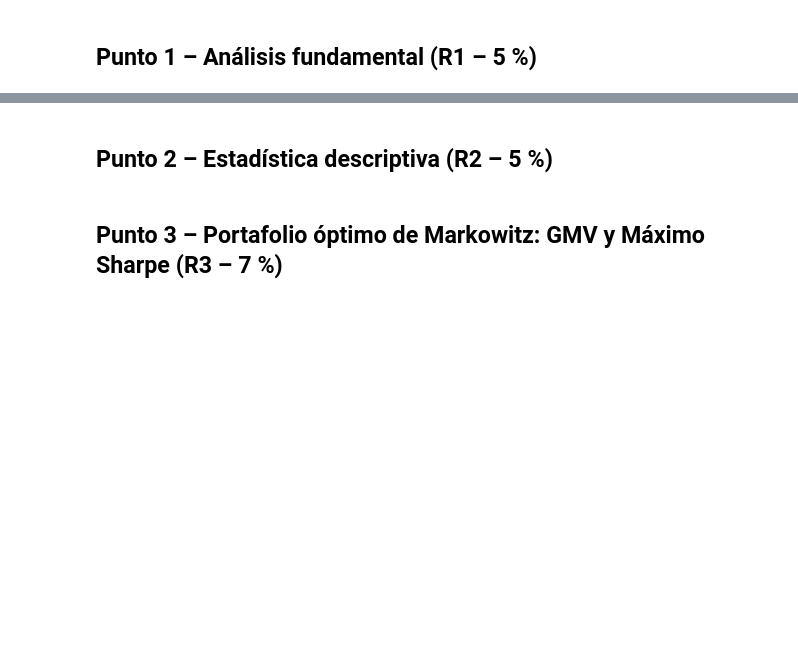
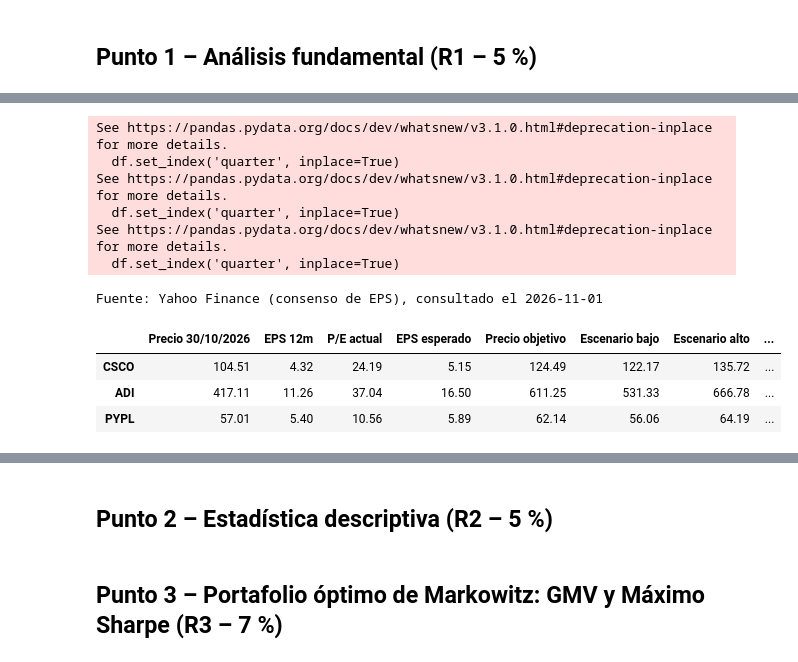
Before and after one commit to Juancho-00/laboratorio-2-derivados, a Jupyter notebook: notebooks/01_portafolio.ipynb, the cells around one changed output, grey strips where cells are left out. Drawn from its saved outputs; the diff is of its cells as text; code cells hidden in the pictures; blank space fills up the shorter version.

```diff
--- a/notebooks/01_portafolio.ipynb
+++ b/notebooks/01_portafolio.ipynb
@@ -15,0 +117,38 @@ PROC = Path("../data/processed")
+# %%
+# Año fiscal que termina más cerca del 30/10/2027 (horizonte de 1 año):
+periodo = {"CSCO": "0y",    # CSCO cierra en julio → FY2027 (jul-2027)
+           "ADI": "+1y",    # ADI cierra a inicios de noviembre → FY2027 (nov-2027)
+           "PYPL": "+1y"}   # PYPL cierra en diciembre → año 2027
+
+filas = {}
+for t in acciones:
+    tk = yf.Ticker(t)
+    eps_12m = tk.earnings_history.sort_index()["epsActual"].tail(4).sum()  # EPS ajustado de los últimos 4 trimestres
+    est = tk.earnings_estimate.loc[periodo[t]]                              # consenso de EPS ajustado del año objetivo
+    pe = precio[t] / eps_12m                                                # P/E actual (misma base ajustada)
+    filas[t] = {
+        "Precio 30/10/2026": precio[t], "EPS 12m": eps_12m, "P/E actual": pe,
+        "EPS esperado": est["avg"], "Precio objetivo": pe * est["avg"],
+        "Escenario bajo": pe * est["low"], "Escenario alto": pe * est["high"],
+        "Retorno esperado": pe * est["avg"] / precio[t] - 1,
+        "N.º analistas": est["numberOfAnalysts"],
+    }
+
+exp_c = pd.DataFrame(filas).T
+exp_c.to_csv(PROC / "expectativa_precio_PE.csv")                   # evidencia del cálculo
+print("Fuente: Yahoo Finance (consenso de EPS), consultado el", pd.Timestamp.today().date())
+display(exp_c.style.format("{:,.2f}")
+        .format("{:.1%}", subset=["Retorno esperado"])
+        .format("{:,.0f}", subset=["N.º analistas"]))
+# %% [output]
+See https://pandas.pydata.org/docs/dev/whatsnew/v3.1.0.html#deprecation-inplace for more details.
+  df.set_index('quarter', inplace=True)
+See https://pandas.pydata.org/docs/dev/whatsnew/v3.1.0.html#deprecation-inplace for more details.
+  df.set_index('quarter', inplace=True)
+See https://pandas.pydata.org/docs/dev/whatsnew/v3.1.0.html#deprecation-inplace for more details.
+  df.set_index('quarter', inplace=True)
+Fuente: Yahoo Finance (consenso de EPS), consultado el 2026-11-01
+|  | Precio 30/10/2026 | EPS 12m | P/E actual | EPS esperado | Precio objetivo | Escenario bajo | Escenario alto | ... |
+| CSCO | 104.51 | 4.32 | 24.19 | 5.15 | 124.49 | 122.17 | 135.72 | ... |
+| ADI | 417.11 | 11.26 | 37.04 | 16.50 | 611.25 | 531.33 | 666.78 | ... |
+| PYPL | 57.01 | 5.40 | 10.56 | 5.89 | 62.14 | 56.06 | 64.19 | ... |
```
Also changed, not shown: parts of 9 cells of this notebook, 8 other files.
